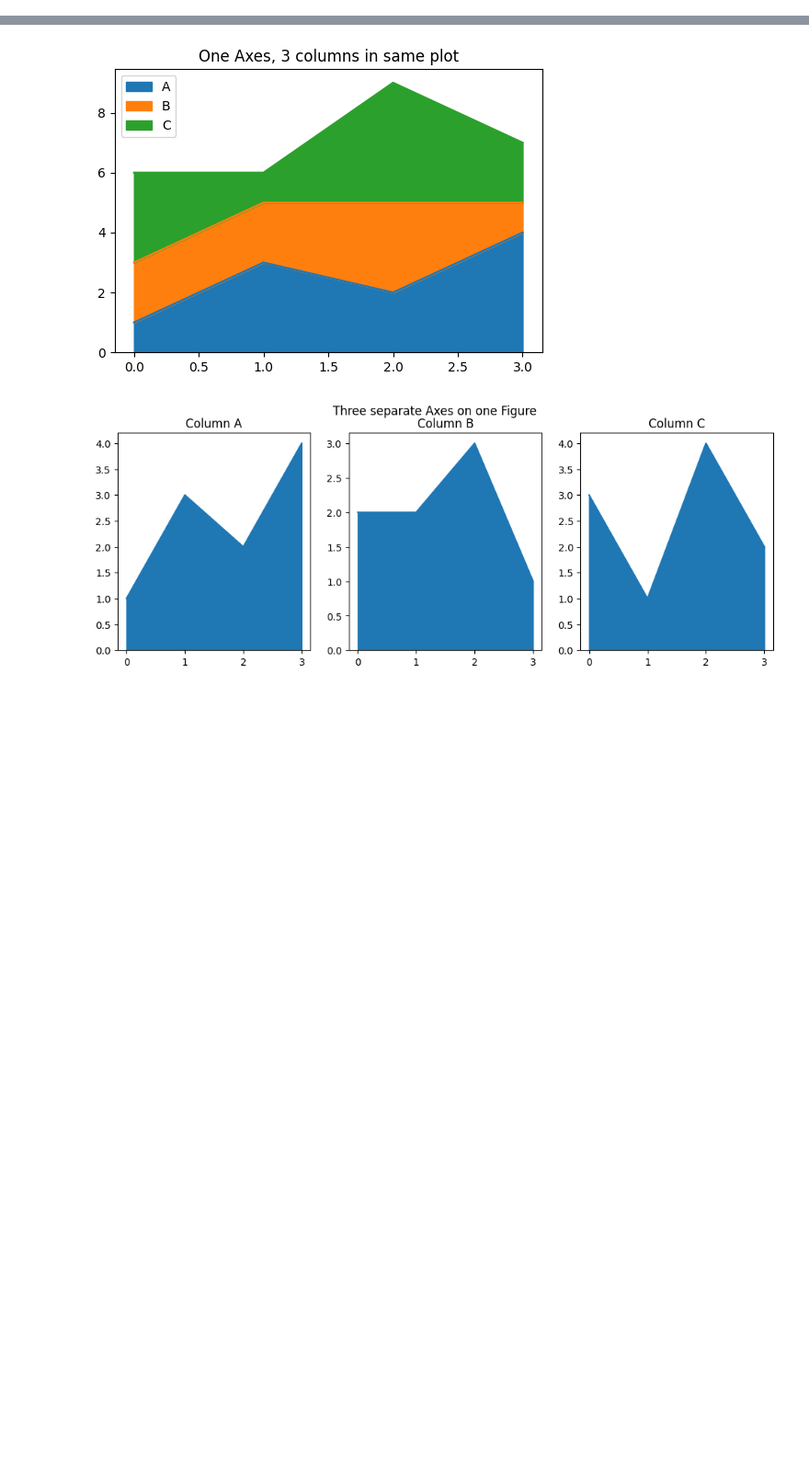
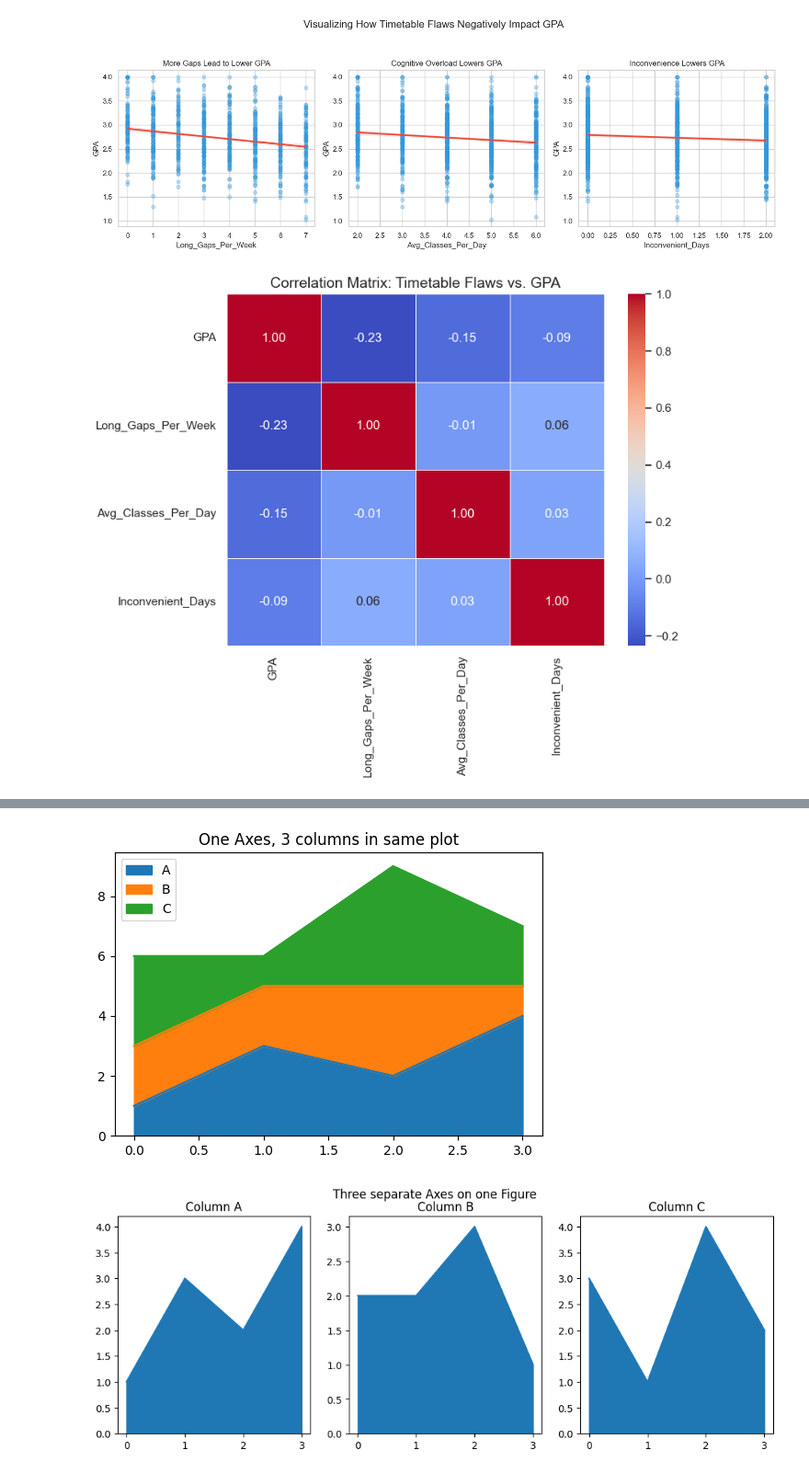
Before and after one commit to SilverShadowHeart/2-1, a Jupyter notebook: 24AD2102-DATA SCIENCE AND VISUALIZATION/off class self learning/pandas.ipynb, the cells around one changed output, grey strips where cells are left out. Shown at 92% size. Drawn from its saved outputs; the diff is of its cells as text; code cells hidden in the pictures; blank space fills up the shorter version.

```diff
--- a/24AD2102-DATA SCIENCE AND VISUALIZATION/off class self learning/pandas.ipynb
+++ b/24AD2102-DATA SCIENCE AND VISUALIZATION/off class self learning/pandas.ipynb
@@ -0,0 +26,73 @@
+# %%
+# Required libraries: pandas, numpy, seaborn, matplotlib
+import pandas as pd
+import numpy as np
+import seaborn as sns
+import matplotlib.pyplot as plt
+
+# --- 1. Simulate Realistic Student Data ---
+num_students = 1000
+np.random.seed(42) # for reproducible results
+
+# Base student ability (latent GPA)
+base_gpa = np.random.normal(3.0, 0.5, num_students)
+
+# Generate timetable quality metrics (the "problems")
+long_gaps_per_week = np.random.randint(0, 8, num_students)
+avg_classes_per_day = np.random.randint(2, 7, num_students)
+inconvenient_days = np.random.randint(0, 3, num_students)
+
+# --- 2. Define the Correlation: Bad Timetables Penalize GPA ---
+gap_penalty = long_gaps_per_week * 0.05
+fatigue_penalty = (avg_classes_per_day - 3) * 0.04
+inconvenience_penalty = inconvenient_days * 0.06
+
+# Calculate the final GPA with some random noise
+noise = np.random.normal(0, 0.1, num_students)
+final_gpa = base_gpa - gap_penalty - fatigue_penalty - inconvenience_penalty + noise
+
+# Ensure GPA is within the realistic range [0.0, 4.0]
+final_gpa = np.clip(final_gpa, 0.0, 4.0)
+
+# Create a DataFrame for analysis
+df = pd.DataFrame({
+    'GPA': final_gpa,
+    'Long_Gaps_Per_Week': long_gaps_per_week,
+    'Avg_Classes_Per_Day': avg_classes_per_day,
+    'Inconvenient_Days': inconvenient_days
+})
+
+
+# --- 3. Generate the Scatter Plots ---
+sns.set_theme(style="whitegrid")
+fig, axes = plt.subplots(1, 3, figsize=(15, 5))
+fig.suptitle('Visualizing How Timetable Flaws Negatively Impact GPA', fontsize=16, y=1.02)
+
+# Plot 1: Long Gaps vs. GPA
+sns.regplot(ax=axes[0], x='Long_Gaps_Per_Week', y='GPA', data=df,
+            line_kws={"color": "#e74c3c", "linewidth": 2.5}, scatter_kws={'alpha':0.3, 'color': '#3498db'})
+axes[0].set_title('More Gaps Lead to Lower GPA')
+
+# Plot 2: Avg Classes per Day vs. GPA
+sns.regplot(ax=axes[1], x='Avg_Classes_Per_Day', y='GPA', data=df,
+            line_kws={"color": "#e74c3c", "linewidth": 2.5}, scatter_kws={'alpha':0.3, 'color': '#3498db'})
+axes[1].set_title('Cognitive Overload Lowers GPA')
+
+# Plot 3: Inconvenient Days vs. GPA
+sns.regplot(ax=axes[2], x='Inconvenient_Days', y='GPA', data=df,
+            line_kws={"color": "#e74c3c", "linewidth": 2.5}, scatter_kws={'alpha':0.3, 'color': '#3498db'})
+axes[2].set_title('Inconvenience Lowers GPA')
+
+plt.tight_layout(rect=[0, 0, 1, 0.96])
+plt.show()
+
+
+# --- 4. Generate the Correlation Matrix Heatmap ---
+plt.figure(figsize=(8, 6))
+correlation_matrix = df.corr()
+sns.heatmap(correlation_matrix, annot=True, cmap='coolwarm', fmt=".2f", linewidths=.5)
+plt.title('Correlation Matrix: Timetable Flaws vs. GPA', fontsize=14)
+plt.show()
+# %% [output]
+[figure, added]
+[figure, added]
```
Also changed, not shown: parts of 5 cells of this notebook.
